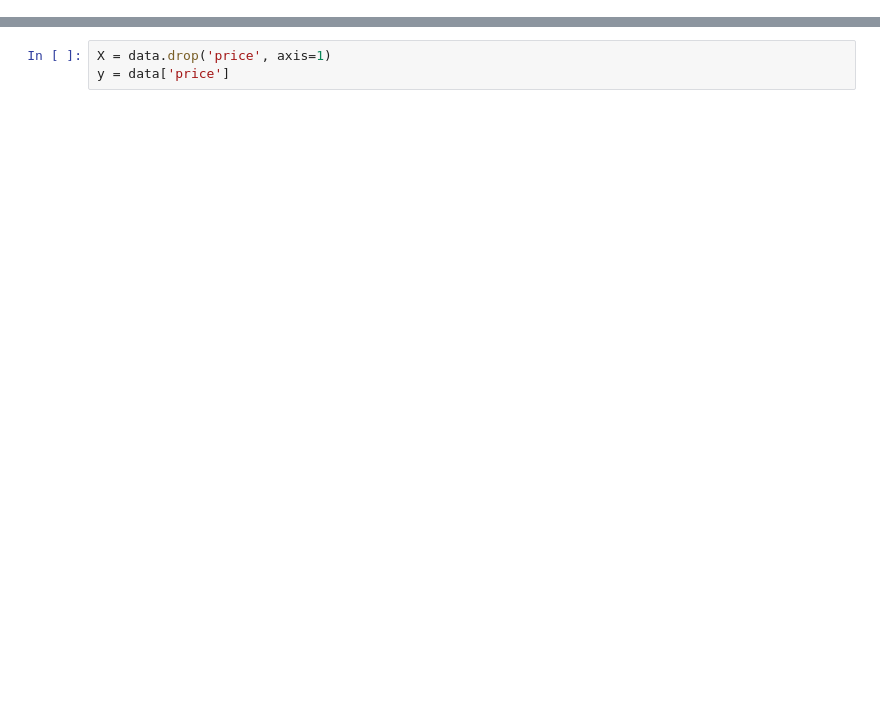
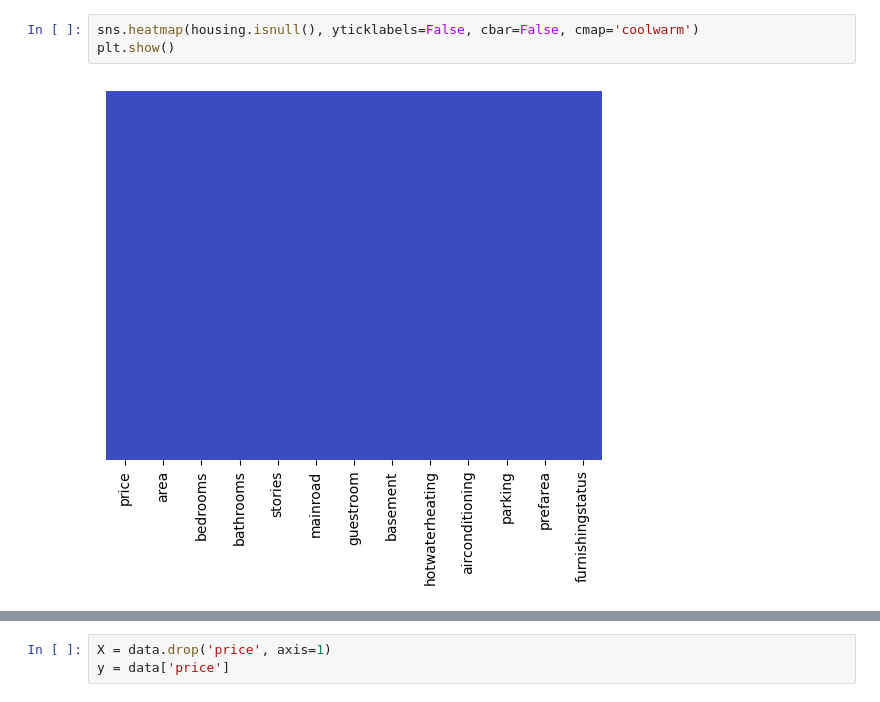
Before and after one commit to KMsojib/Supervised-Machine-Learning-Regression-and-Classification, a Jupyter notebook: Linear Regression/House Price Prediction Using Linear Regression/House_Price_prediction.ipynb, the cells around one changed output, grey strips where cells are left out. Drawn from its saved outputs; the diff is of its cells as text; blank space fills up the shorter version.

```diff
--- a/Linear Regression/House Price Prediction Using Linear Regression/House_Price_prediction.ipynb
+++ b/Linear Regression/House Price Prediction Using Linear Regression/House_Price_prediction.ipynb
@@ -36,0 +82,5 @@ data.describe()
+# %%
+sns.heatmap(housing.isnull(), yticklabels=False, cbar=False, cmap='coolwarm')
+plt.show()
+# %% [output]
+[figure, added]
```
Also changed, not shown: parts of 26 cells of this notebook, 3 other files.
